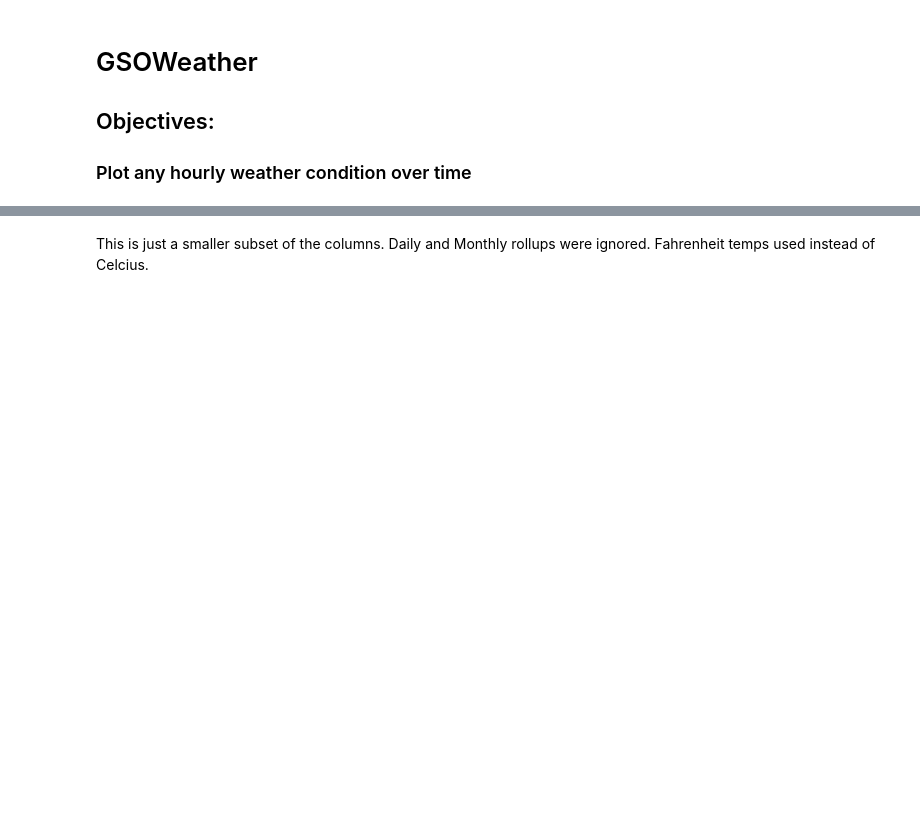
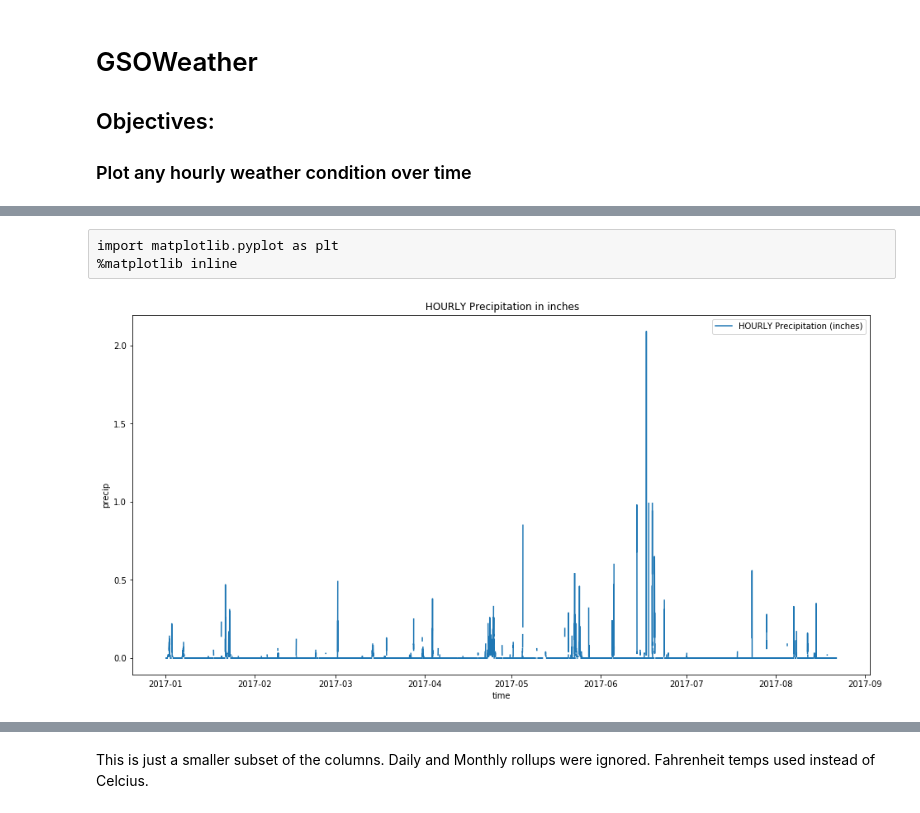
Before and after one commit to UNCG-CSE/Library-Computer-Usage-Analysis, a Jupyter notebook: src/GSOWeather.ipynb, the cells around one changed output, grey strips where cells are left out. Cells and saved outputs as stored; diff of their text form; code cells hidden in the pictures; blank space fills up the shorter version.

Commit message:
Graphing Hourly Precip and Wind Gust seperately

```diff
--- a/src/GSOWeather.ipynb
+++ b/src/GSOWeather.ipynb
@@ -11,0 +12,37 @@ import utils
+# %%
+# Make a dataframe of the columns we need
+GraphingColumns = ['DATE',
+'REPORTTPYE',
+'HOURLYPrecip',
+'HOURLYWindSpeed']
+GraphingDF = pd.read_csv(r'../data/1052640.csv',usecols = GraphingColumns, low_memory = False)
+# %%
+# Rename the Report'tpye' column to prevent headaches
+GraphingDF.rename(columns = {'REPORTTPYE':'REPORTTYPE'}, inplace=True)
+# %%
+# Drop StartOfDay values (always NaN)
+GraphingDF = GraphingDF[GraphingDF.REPORTTYPE != 'SOD']
+# %%
+# Index based on DATE, then drop DATE
+GraphingDF.set_index(GraphingDF['DATE'].apply(pd.to_datetime),inplace=True)
+GraphingDF = GraphingDF.drop('DATE',axis=1)
+# %% [raw]
+import matplotlib.pyplot as plt
+%matplotlib inline
+# %%
+
+# Graph the hourly precipitation (Finally!)
+dateTime = GraphingDF.index.values
+HourlyPrecipitation = pd.to_numeric(GraphingDF.loc[:,'HOURLYPrecip'].values,errors='coerce')
+
+
+Precip_chart = plt.figure(figsize=(16,8))
+precip = plt.plot(dateTime, HourlyPrecipitation,label= 'HOURLY Precipitation (inches)')
+
+plt.title(' HOURLY Precipitation in inches')
+
+plt.ylabel('precip')
+plt.xlabel('time')
+plt.legend(loc=0);
+# %% [output]
+[figure, added]
```
Also changed, not shown: parts of 12 cells of this notebook, 1 other file.
